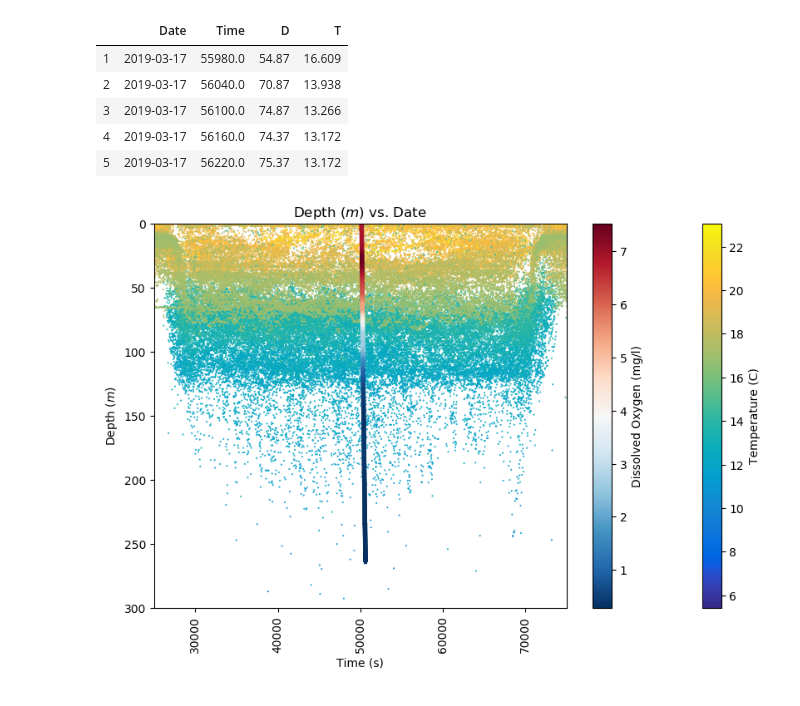
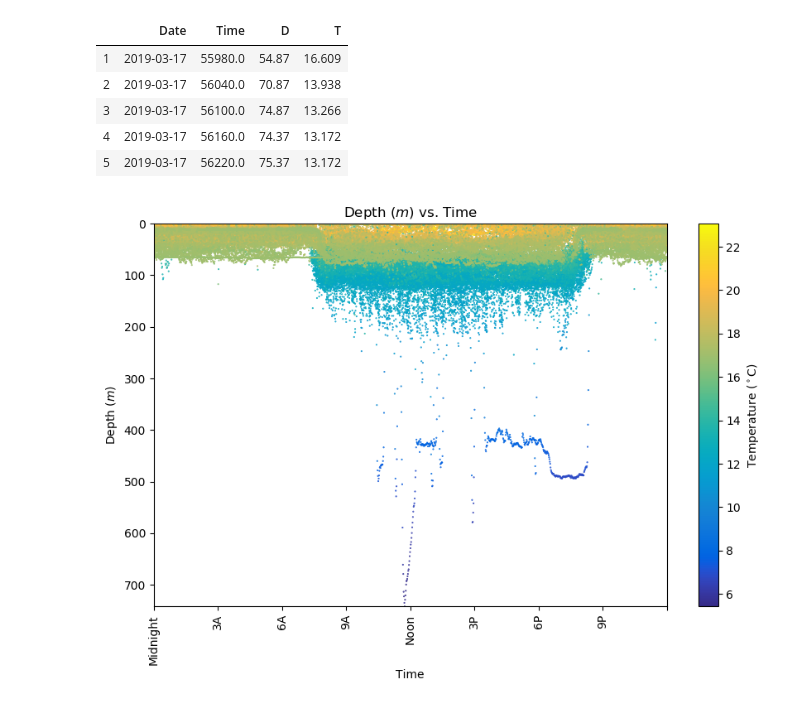
Before and after one commit to BryceWayne/PIER, a Jupyter notebook: PIER EDA.ipynb, the cells around one changed output. Drawn from its saved outputs; the diff is of its cells as text; code cells hidden in the pictures.

```diff
--- a/PIER EDA.ipynb
+++ b/PIER EDA.ipynb
@@ -8,7 +8,7 @@ from pprint import pprint
 from pandas.plotting import andrews_curves
 plt.style.use('default')
 # %%
-data = pd.read_csv('DO_cast2_Chile swordfish_3-18-19.txt', sep="\t")
+data = pd.read_csv('data/DO_cast2_Chile swordfish_3-18-19.txt', sep="\t")
 # print(data.head)
 data = data.iloc[1:].dropna()
 data['Date'] = pd.to_datetime(data['Time']).dropna()
@@ -27,7 +27,7 @@ data = data[['Date', 'Time', 'Depth', 'Temperature', 'DO mg/l']]
 data.columns = ['Date', 'Time', 'D', 'T', 'DO']
 # data.head()
 
-data2 = pd.read_csv('A15226.txt', sep="\t")
+data2 = pd.read_csv('data/A15226.txt', sep="\t")
 # print(data2.head)
 data2 = data2.iloc[1:].dropna()
 data2['Date'] = pd.to_datetime(data2['Date local DST']).dropna()
@@ -52,42 +52,6 @@ data2.head()
 | 3 | 2019-03-17 | 56100.0 | 74.87 | 13.266 |
 | 4 | 2019-03-17 | 56160.0 | 74.37 | 13.172 |
 | 5 | 2019-03-17 | 56220.0 | 75.37 | 13.172 |
-# %%
-plt.figure(1, figsize=(10,6))
-#labels
-plt.xlabel('Time (s)')
-plt.ylabel('Depth ($m$)')
-plt.title('Depth ($m$) vs. Date')
-
-#c sequence
-c1 = data['DO']
-c2 = data2['T']
-
-# #plot
-plt.scatter( data2['Time'], data2['D'] , c=c2,
-            cmap = parula_map, s = np.ones_like(c2), marker='.')
-cbar2 = plt.colorbar()
-cbar2.set_label("Temperature (C)")
-plt.scatter( data['Time'], data['D'] , c=c1,
-            cmap = 'RdBu_r', s = 10*np.ones_like(c1), marker='*')
-cbar1 = plt.colorbar()
-cbar1.set_label("Dissolved Oxygen (mg/l)")
-plt.xticks(rotation=90)
-plt.xlim(25000, 75000)
-# plt.ylim(1.1618*data2['D'].min(), 1.1618*data2['D'].max())
-plt.ylim(0,300)
-
-# labels = ['Midnight', '3A', '6A', '9A', 'Noon', '3P', '6P', '9P']
-# ticks = list(range(int(data['Time'].max())))
-# LABELS = ticks
-# LABELS[0] = labels[0]
-# LABELS[-1] = labels[-1]
-# plt.xticks(ticks, LABELS)
-
-plt.gca().invert_yaxis()
-plt.savefig(dpi=300,'DOplot.png')
-# %% [output]
-[figure, removed]
 # %%
 from matplotlib.colors import LinearSegmentedColormap
 
@@ -136,3 +100,40 @@ cm_data = [[0.2081, 0.1663, 0.5292], [0.2116238095, 0.1897809524, 0.5776761905],
 parula_map = LinearSegmentedColormap.from_list('parula', cm_data)
 # For use of "viscm view"
 test_cm = parula_map
+# %%
+plt.figure(1, figsize=(10,6))
+#labels
+plt.xlabel('Time')
+plt.ylabel('Depth ($m$)')
+plt.title('Depth ($m$) vs. Time')
+
+#c sequence
+c1 = data['DO']
+c2 = data2['T']
+
+# #plot
+plt.scatter( data2['Time'], data2['D'] , c=c2,
+            cmap = parula_map, s = np.ones_like(c2), marker='.')
+cbar2 = plt.colorbar()
+cbar2.set_label("Temperature ($^\circ$C)")
+# plt.scatter( data['Time'], data['D'] , c=c1,
+#             cmap = 'RdBu_r', s = 10*np.ones_like(c1), marker='*')
+# cbar1 = plt.colorbar()
+# cbar1.set_label("Dissolved Oxygen (mg/l)")
+plt.xticks(rotation=90)
+plt.xlim(0, int(data2['Time'].max()))
+# plt.ylim(1.1618*data2['D'].min(), 1.1618*data2['D'].max())
+plt.ylim(0, int(data2['D'].max()))
+
+labels = ['Midnight', '3A', '6A', '9A', 'Noon', '3P', '6P', '9P']
+ticks = int(data2['Time'].max())
+TICKS = []
+for i in range(ticks):
+    if i % int(ticks/8) == 0:
+        TICKS.append(i)
+plt.xticks(TICKS, labels)
+
+plt.gca().invert_yaxis()
+plt.savefig('pics/daily_depth_plot.png')
+# %% [output]
+[figure, added]
```
Also changed, not shown: parts of 2 cells of this notebook, 5 other files.
